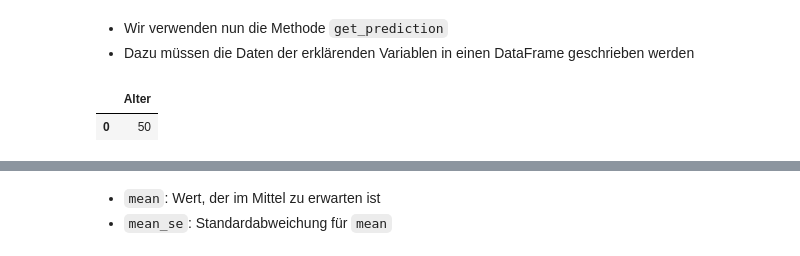
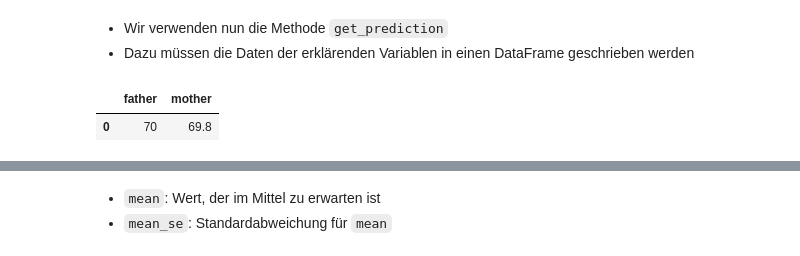
Before and after one commit to Ruediger-Braun/mfb2526, a Jupyter notebook: lektion27.ipynb, the cells around one changed output, grey strips where cells are left out. Saved outputs shown, nothing was run; the diff lists cells and outputs as text; code cells hidden in the pictures.

```diff
--- a/lektion27.ipynb
+++ b/lektion27.ipynb
@@ -95,12 +94,13 @@ Notes:
 * Dazu müssen die Daten der erklärenden Variablen in einen DataFrame geschrieben werden
 # %%
 anfrage = pd.DataFrame()
-anfrage['Alter'] = [50]
+anfrage['father'] = [70]
+anfrage['mother'] = [69.8]
 #  rechte Seite ist immer ein array, auch wenn nur ein Wert berechnet werden soll
 anfrage
 # %% [output]
-|  | Alter |
-| 0 | 50 |
+|  | father | mother |
+| 0 | 70 | 69.8 |
 # %%
 res.get_prediction(anfrage).summary_frame()
 # %% [output]
```
Also changed, not shown: parts of 66 cells of this notebook, 1 other file.
